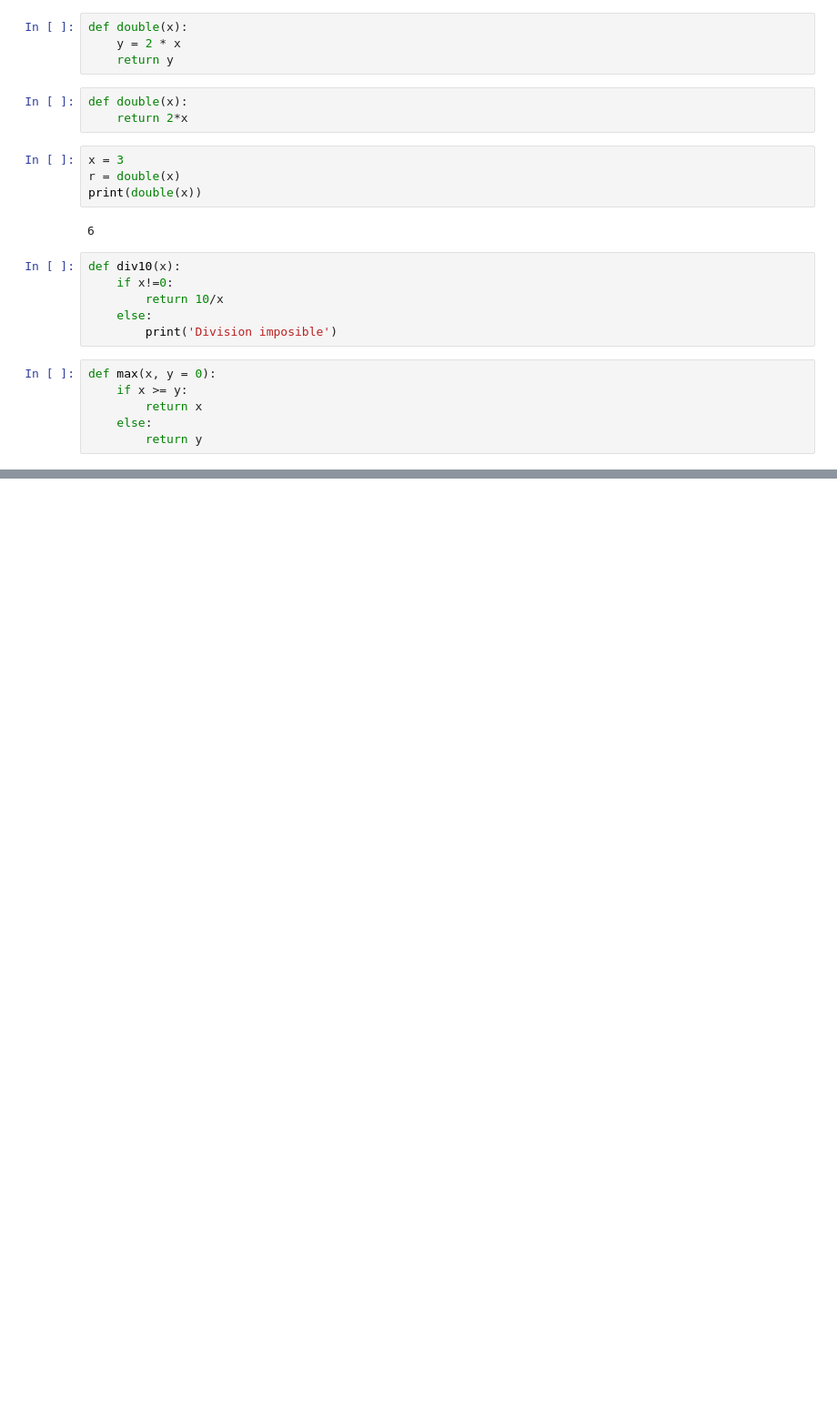
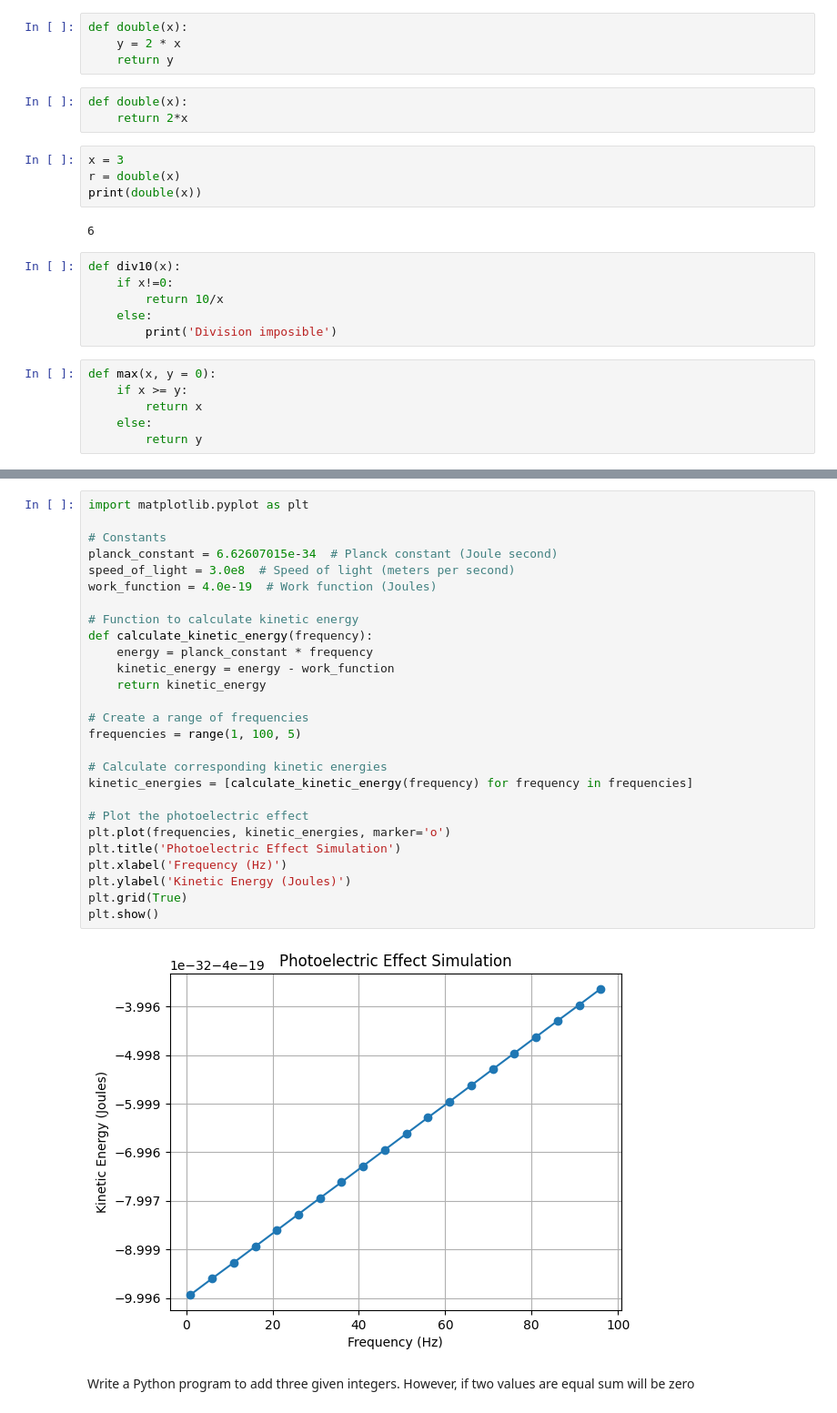
Before and after one commit to underbloodx0/Computational-maths003, a Jupyter notebook: Computational-maths003.ipynb, the cells around one changed output, grey strips where cells are left out. Shown at 91% size. Drawn from its saved outputs; the diff is of its cells as text; blank space fills up the shorter version.

```diff
--- a/Computational-maths003.ipynb
+++ b/Computational-maths003.ipynb
@@ -30,0 +523,31 @@ def max(x, y = 0):
+# %%
+import matplotlib.pyplot as plt
+
+# Constants
+planck_constant = 6.62607015e-34  # Planck constant (Joule second)
+speed_of_light = 3.0e8  # Speed of light (meters per second)
+work_function = 4.0e-19  # Work function (Joules)
+
+# Function to calculate kinetic energy
+def calculate_kinetic_energy(frequency):
+    energy = planck_constant * frequency
+    kinetic_energy = energy - work_function
+    return kinetic_energy
+
+# Create a range of frequencies
+frequencies = range(1, 100, 5)
+
+# Calculate corresponding kinetic energies
+kinetic_energies = [calculate_kinetic_energy(frequency) for frequency in frequencies]
+
+# Plot the photoelectric effect
+plt.plot(frequencies, kinetic_energies, marker='o')
+plt.title('Photoelectric Effect Simulation')
+plt.xlabel('Frequency (Hz)')
+plt.ylabel('Kinetic Energy (Joules)')
+plt.grid(True)
+plt.show()
+# %% [output]
+[figure, added]
+# %% [markdown]
+Write a Python program to add three given integers. However, if two values are equal sum will be zero
```
Also changed, not shown: parts of 49 cells of this notebook, 1 other file.
